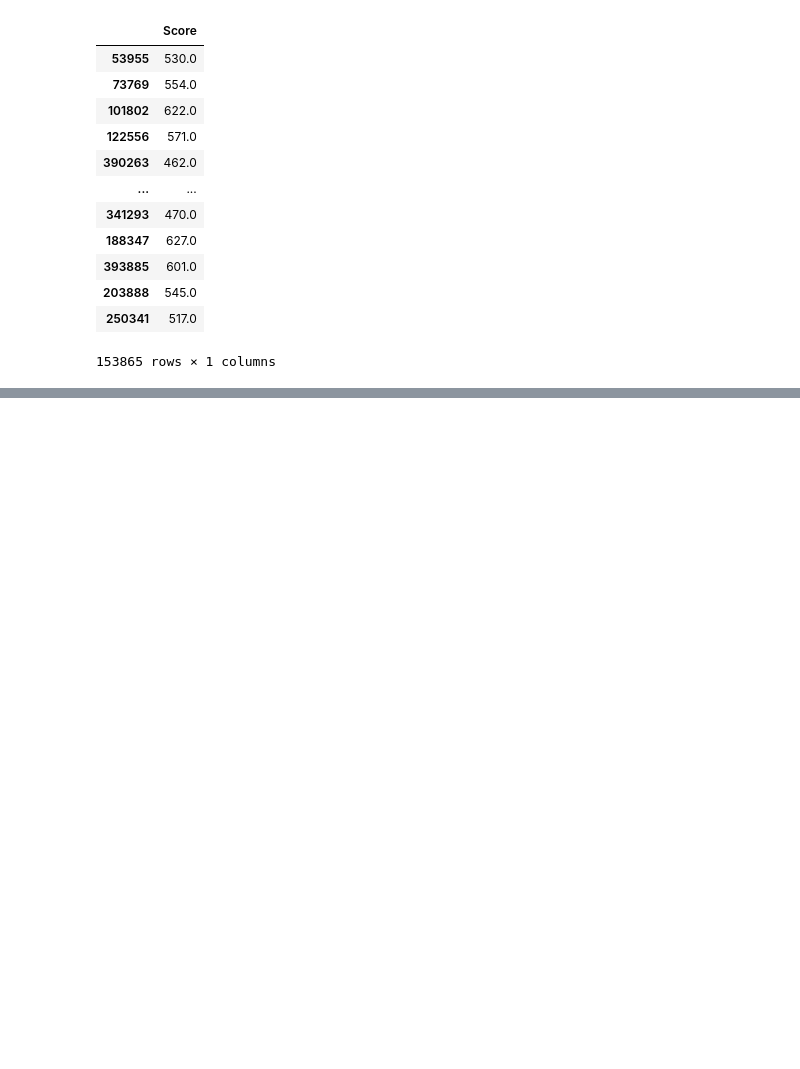
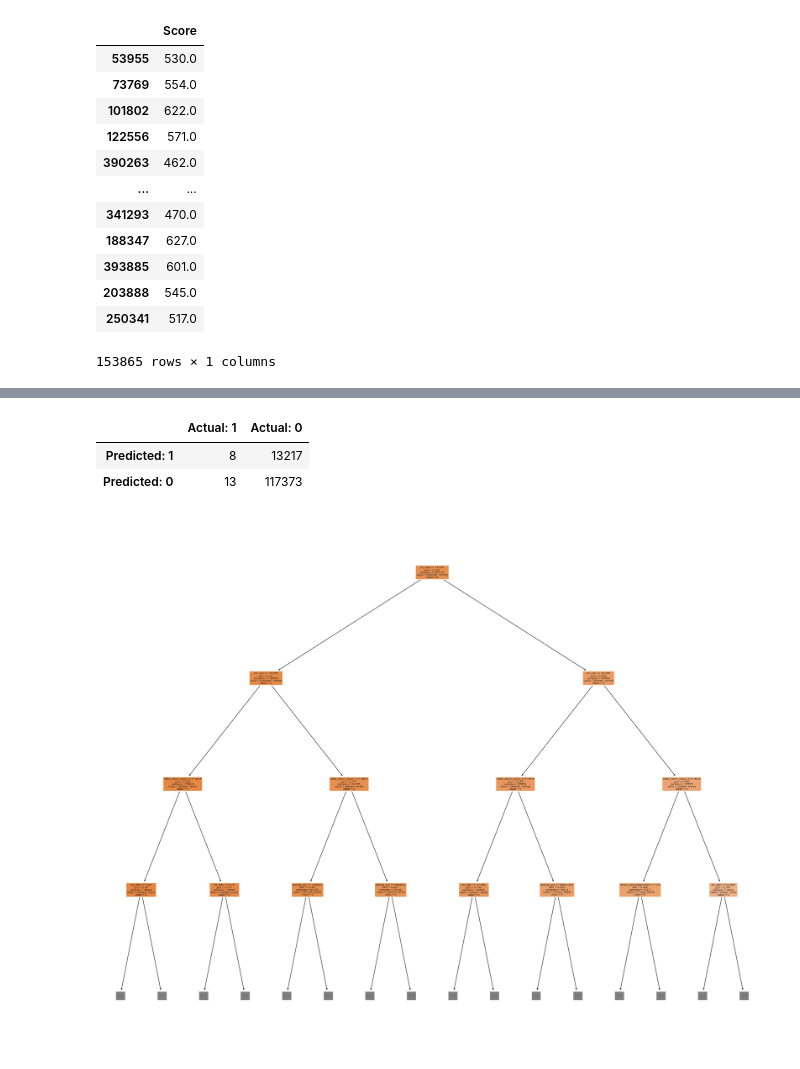
Before and after one commit to chingjie98/Retail-A-Score-credit-risk-model, a Jupyter notebook: Credit Risk Model.ipynb, the cells around one changed output, grey strips where cells are left out. Drawn from its saved outputs; the diff is of its cells as text; code cells hidden in the pictures; blank space fills up the shorter version.

```diff
--- a/Credit Risk Model.ipynb
+++ b/Credit Risk Model.ipynb
@@ -1170,0 +1317,26 @@ scorecard_values
+# %%
+import numpy as np
+from sklearn.model_selection import train_test_split, GridSearchCV
+from sklearn.tree import DecisionTreeClassifier
+
+classifier = tree.DecisionTreeClassifier()
+
+X = df_dt[['int_rate', 'mths_since_issue_d', 'annual_inc', 'dti', 'installment',
+           'home_ownership:ANY', 'home_ownership:MORTGAGE', 'home_ownership:NONE', 'home_ownership:OTHER', 'home_ownership:OWN', 'home_ownership:RENT',
+           'funded_amnt', 'inq_last_6mths',
+            'addr_state:AK', 'addr_state:AL', 'addr_state:AR', 'addr_state:AZ', 'addr_state:CA', 'addr_state:CO','addr_state:CT',
+            'addr_state:DC','addr_state:DE','addr_state:FL','addr_state:GA','addr_state:HI','addr_state:IA','addr_state:ID',
+            'addr_state:IL','addr_state:IN','addr_state:KS','addr_state:KY','addr_state:LA','addr_state:MA','addr_state:MD',
+            'addr_state:ME','addr_state:MI','addr_state:MN','addr_state:MO','addr_state:MS','addr_state:MT','addr_state:NC',
+            'addr_state:NE','addr_state:NH','addr_state:NJ','addr_state:NM','addr_state:NV','addr_state:NY', 'addr_state:OH',
+            'addr_state:OK', 'addr_state:OR', 'addr_state:PA', 'addr_state:RI', 'addr_state:SC', 'addr_state:SD', 'addr_state:TN',
+            'addr_state:TX', 'addr_state:UT', 'addr_state:VA', 'addr_state:VT', 'addr_state:WA', 'addr_state:WI', 'addr_state:WV',
+            'addr_state:WY',
+            'grade:A', 'grade:B', 'grade:C', 'grade:D', 'grade:E', 'grade:F', 'grade:G']]
+
+y = df_dt['good_bad']
+
+X_train, X_test, y_train, y_test = train_test_split(X, y, test_size=0.33, random_state=42)
+
+classifier = DecisionTreeClassifier(max_depth = 5, min_samples_leaf = 1, min_samples_split = 2)
+classifier.fit(X_train, y_train)
@@ -1170,0 +1375,33 @@ scorecard_values
+# %%
+TN_tree = ar_compare_tree[(ar_compare_tree['actual'] == 0) & (ar_compare_tree['predict'] == 0)]
+TP_tree = ar_compare_tree[(ar_compare_tree['actual'] == 1) & (ar_compare_tree['predict'] == 1)]
+FN_tree = ar_compare_tree[(ar_compare_tree['actual'] == 0) & (ar_compare_tree['predict'] == 1)]
+FP_tree = ar_compare_tree[(ar_compare_tree['actual'] == 1) & (ar_compare_tree['predict'] == 0)]
+
+Confusion_List = []
+TP_FP = [len(TP_tree),len(FP_tree)]
+FN_TN = [len(FN_tree),len(TN_tree)]
+Confusion_List.append(TP_FP)
+Confusion_List.append(FN_TN)
+
+Confusion_Matrix = pd.DataFrame(Confusion_List)
+Confusion_Matrix.rename(columns = {0: 'Actual: 1', 1: "Actual: 0"}, inplace = True)
+Confusion_Matrix.rename(index = {0: 'Predicted: 1', 1: "Predicted: 0"}, inplace = True)
+
+Confusion_Matrix
+# %% [output]
+|  | Actual: 1 | Actual: 0 |
+| Predicted: 1 | 8 | 13217 |
+| Predicted: 0 | 13 | 117373 |
+# %%
+from sklearn import tree
+
+fig = plt.figure(figsize=(25,20))
+_ = tree.plot_tree(classifier,
+                   feature_names=X_train.columns,
+                   class_names=['0','1'],
+                   filled=True,
+                   max_depth = 3
+                   )
+# %% [output]
+[figure, added]
```
Also changed, not shown: parts of 23 cells of this notebook.
